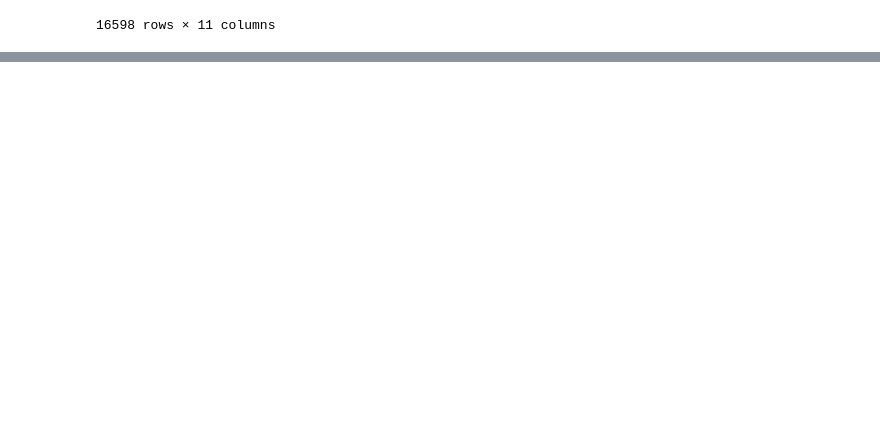
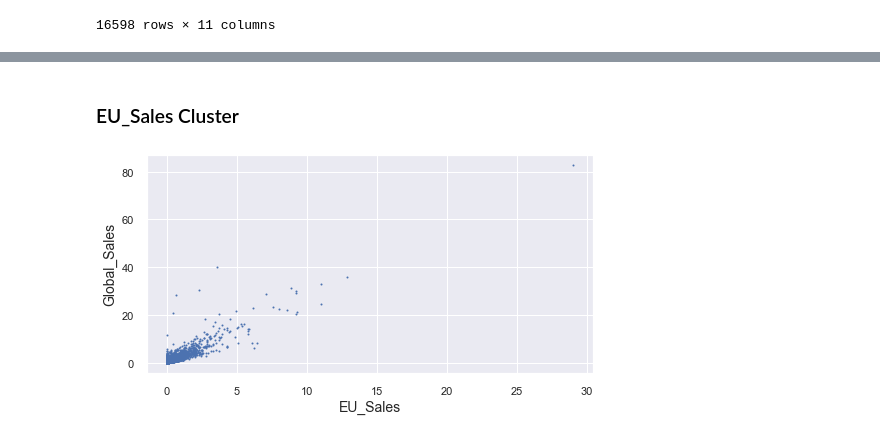
Before and after one commit to SimoneeBr/dm-project, a Jupyter notebook: Progetto_Game_Sales.ipynb, the cells around one changed output, grey strips where cells are left out. Drawn from its saved outputs; the diff is of its cells as text; code cells hidden in the pictures; blank space fills up the shorter version.

```diff
--- a/Progetto_Game_Sales.ipynb
+++ b/Progetto_Game_Sales.ipynb
@@ -553,0 +659,11 @@ Il primo algoritmo utilizzato per il clustering è il *DBSCAN*. Si è pensato in
+# %% [markdown]
+### EU_Sales Cluster
+# %%
+EU_SALES_CLUSTER = df.loc[:,['EU_Sales','Global_Sales']]
+EU_SALES = df.loc[:,['EU_Sales','Global_Sales']].values
+
+plt.figure(figsize=(8,4))
+plot_clusters(EU_SALES, "EU_Sales", "Global_Sales")
+plt.show()
+# %% [output]
+[figure, added]
```
Also changed, not shown: parts of 92 cells of this notebook.
